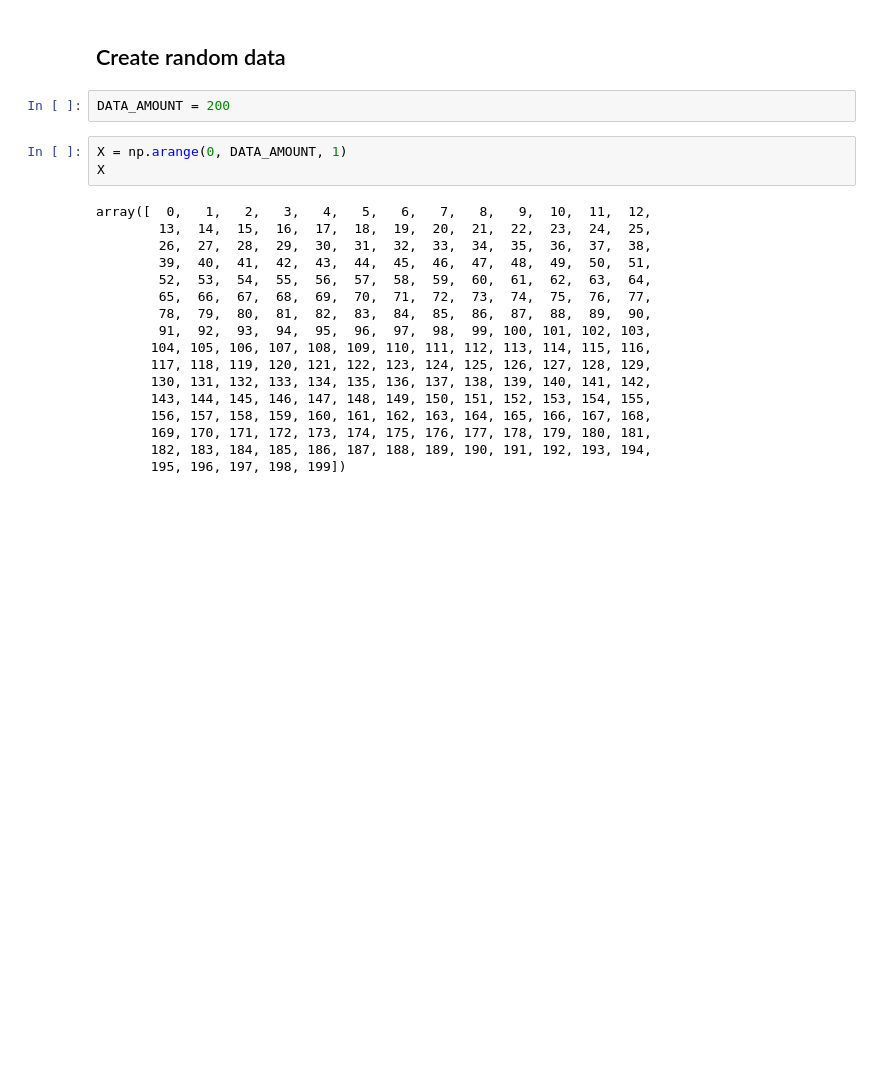
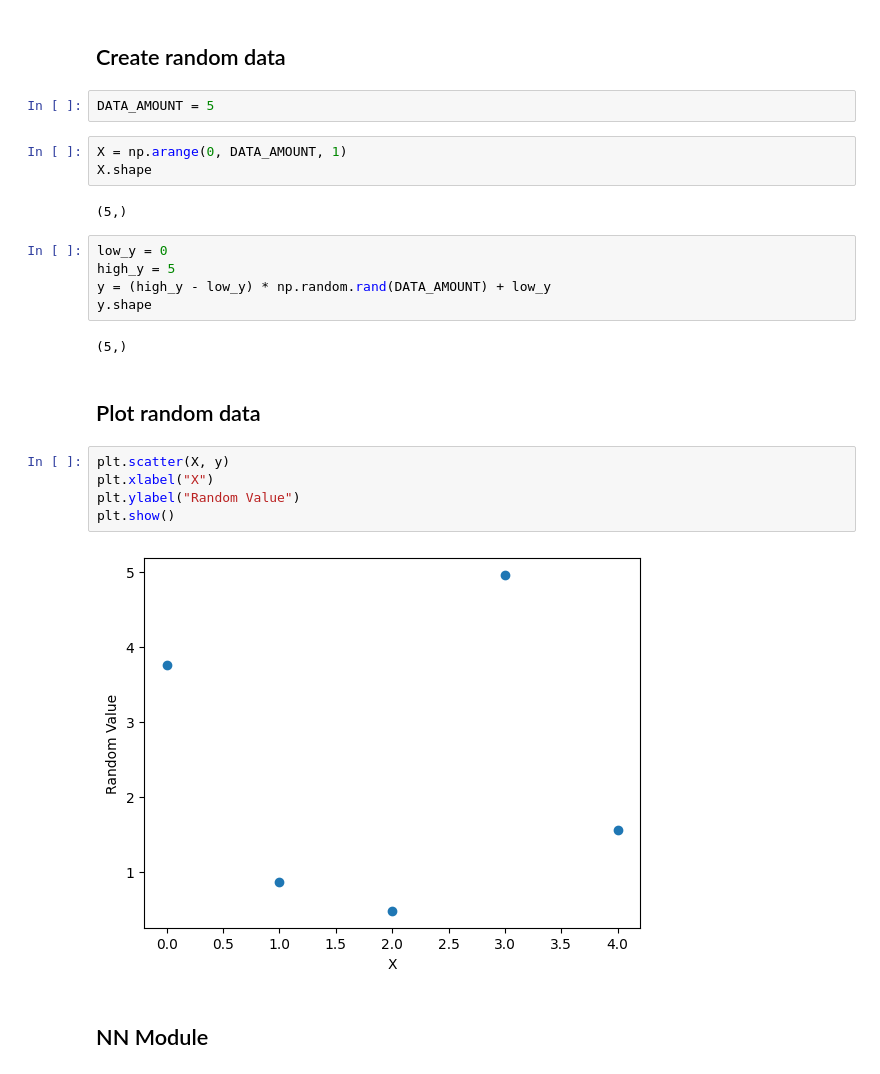
Before and after one commit to SSS-BBB/NN_Learn, a Jupyter notebook: NN_Learn.ipynb, the cells around one changed output. Saved outputs shown, nothing was run; the diff lists cells and outputs as text; blank space fills up the shorter version.

```diff
--- a/NN_Learn.ipynb
+++ b/NN_Learn.ipynb
@@ -14,24 +14,27 @@ import matplotlib.pyplot as plt
 # %% [markdown]
 ## Create random data
 # %%
-DATA_AMOUNT = 200
+DATA_AMOUNT = 5
 # %%
 X = np.arange(0, DATA_AMOUNT, 1)
-X
+X.shape
 # %% [output]
-array([  0,   1,   2,   3,   4,   5,   6,   7,   8,   9,  10,  11,  12,
-        13,  14,  15,  16,  17,  18,  19,  20,  21,  22,  23,  24,  25,
-        26,  27,  28,  29,  30,  31,  32,  33,  34,  35,  36,  37,  38,
-        39,  40,  41,  42,  43,  44,  45,  46,  47,  48,  49,  50,  51,
-        52,  53,  54,  55,  56,  57,  58,  59,  60,  61,  62,  63,  64,
-        65,  66,  67,  68,  69,  70,  71,  72,  73,  74,  75,  76,  77,
-        78,  79,  80,  81,  82,  83,  84,  85,  86,  87,  88,  89,  90,
-        91,  92,  93,  94,  95,  96,  97,  98,  99, 100, 101, 102, 103,
-       104, 105, 106, 107, 108, 109, 110, 111, 112, 113, 114, 115, 116,
-       117, 118, 119, 120, 121, 122, 123, 124, 125, 126, 127, 128, 129,
-       130, 131, 132, 133, 134, 135, 136, 137, 138, 139, 140, 141, 142,
-       143, 144, 145, 146, 147, 148, 149, 150, 151, 152, 153, 154, 155,
-       156, 157, 158, 159, 160, 161, 162, 163, 164, 165, 166, 167, 168,
-       169, 170, 171, 172, 173, 174, 175, 176, 177, 178, 179, 180, 181,
-       182, 183, 184, 185, 186, 187, 188, 189, 190, 191, 192, 193, 194,
-       195, 196, 197, 198, 199])
+(5,)
+# %%
+low_y = 0
+high_y = 5
+y = (high_y - low_y) * np.random.rand(DATA_AMOUNT) + low_y
+y.shape
+# %% [output]
+(5,)
+# %% [markdown]
+## Plot random data
+# %%
+plt.scatter(X, y)
+plt.xlabel("X")
+plt.ylabel("Random Value")
+plt.show()
+# %% [output]
+[figure, added]
+# %% [markdown]
+## NN Module
```
Also changed, not shown: parts of 20 cells of this notebook.
